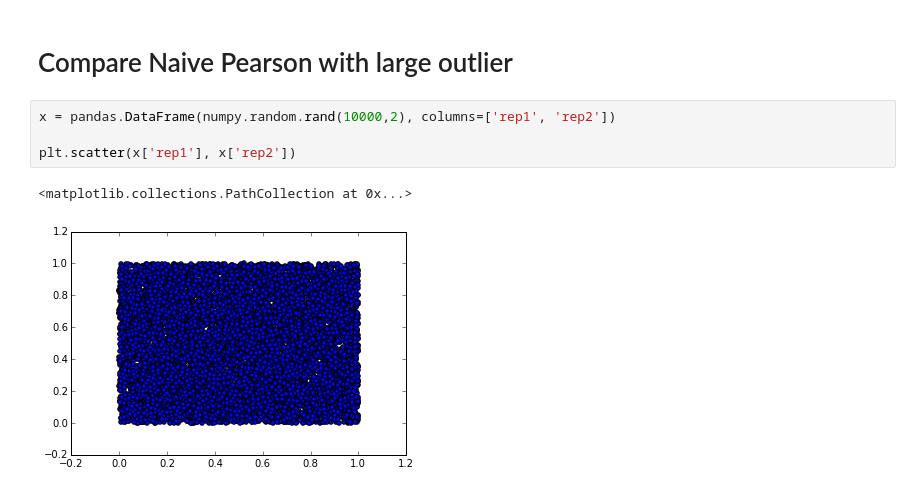
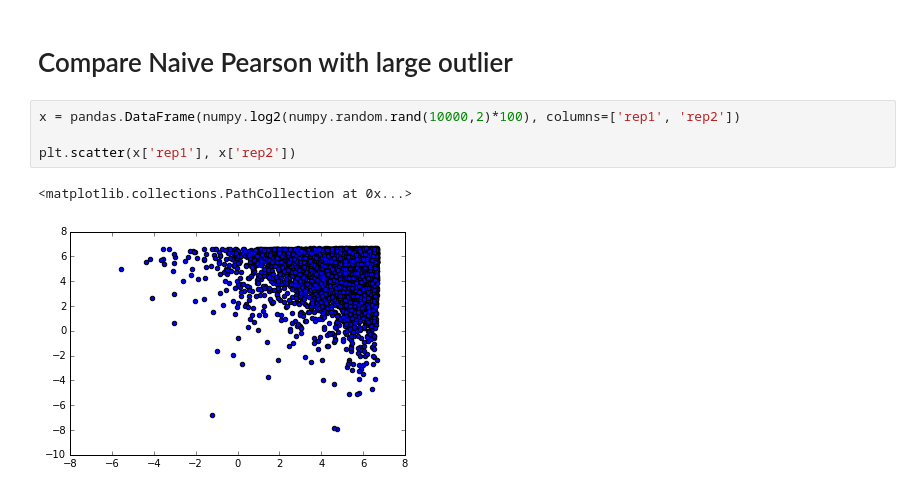
Before and after one commit to detrout/encode3-curation, a Jupyter notebook: compare-mad/replicate rafa correlation.ipynb, the cells around one changed output. Saved outputs shown, nothing was run; the diff lists cells and outputs as text.

```diff
--- a/compare-mad/replicate rafa correlation.ipynb
+++ b/compare-mad/replicate rafa correlation.ipynb
@@ -454,9 +464,9 @@ pandas.DataFrame({'naive good': good_scores,
 # %% [markdown]
 # Compare Naive Pearson with large outlier
 # %%
-x = pandas.DataFrame(numpy.random.rand(10000,2), columns=['rep1', 'rep2'])
+x = pandas.DataFrame(numpy.log2(numpy.random.rand(10000,2)*100), columns=['rep1', 'rep2'])
 
 plt.scatter(x['rep1'], x['rep2'])
 # %% [output]
 <matplotlib.collections.PathCollection at 0x...>
-[figure, old version]
+[figure, new version]
```
Also changed, not shown: parts of 31 cells of this notebook.
